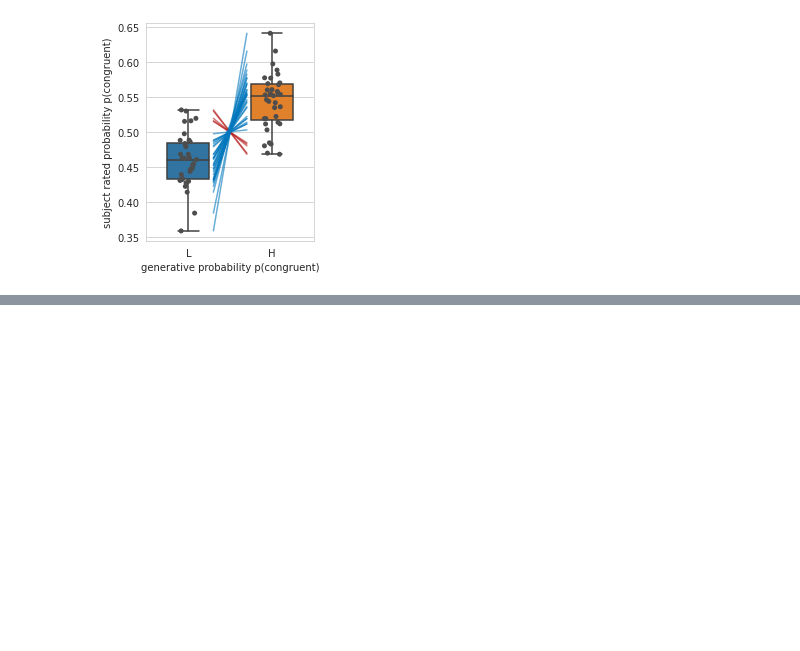
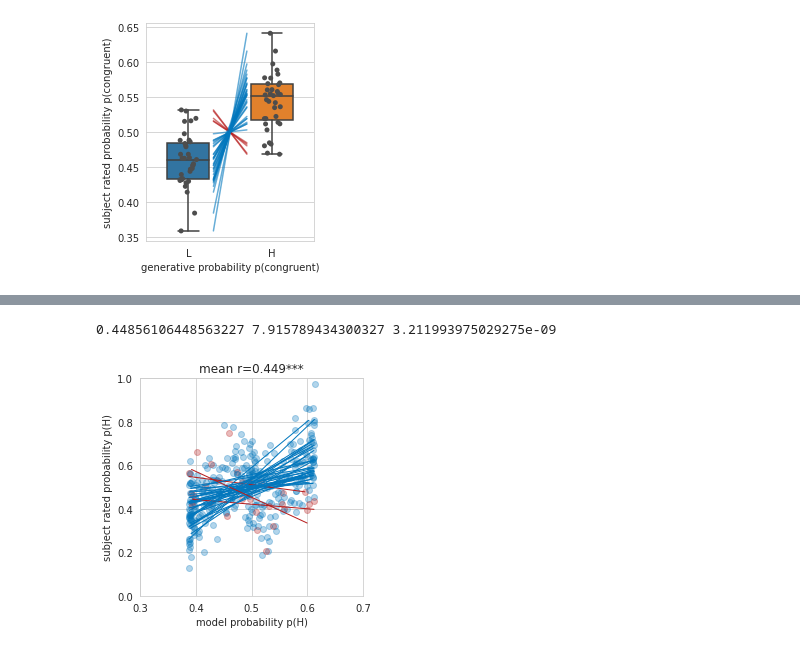
Before and after one commit to syzhang/tsl_hbi, a Jupyter notebook: model_gen/plot_params_hl.ipynb, the cells around one changed output, grey strips where cells are left out. Cells and saved outputs as stored; diff of their text form; code cells hidden in the pictures; blank space fills up the shorter version.

```diff
--- a/model_gen/plot_params_hl.ipynb
+++ b/model_gen/plot_params_hl.ipynb
@@ -170,0 +343,5 @@ std   0.038750  0.040460
+# %%
+r_trans = plot_bins(df_pmod_trans, sj_idx=None, model=None)
+# %% [output]
+0.44856106448563227 7.915789434300327 3.211993975029275e-09
+[figure, added]
```
Also changed, not shown: parts of 15 cells of this notebook, 6 other files.
